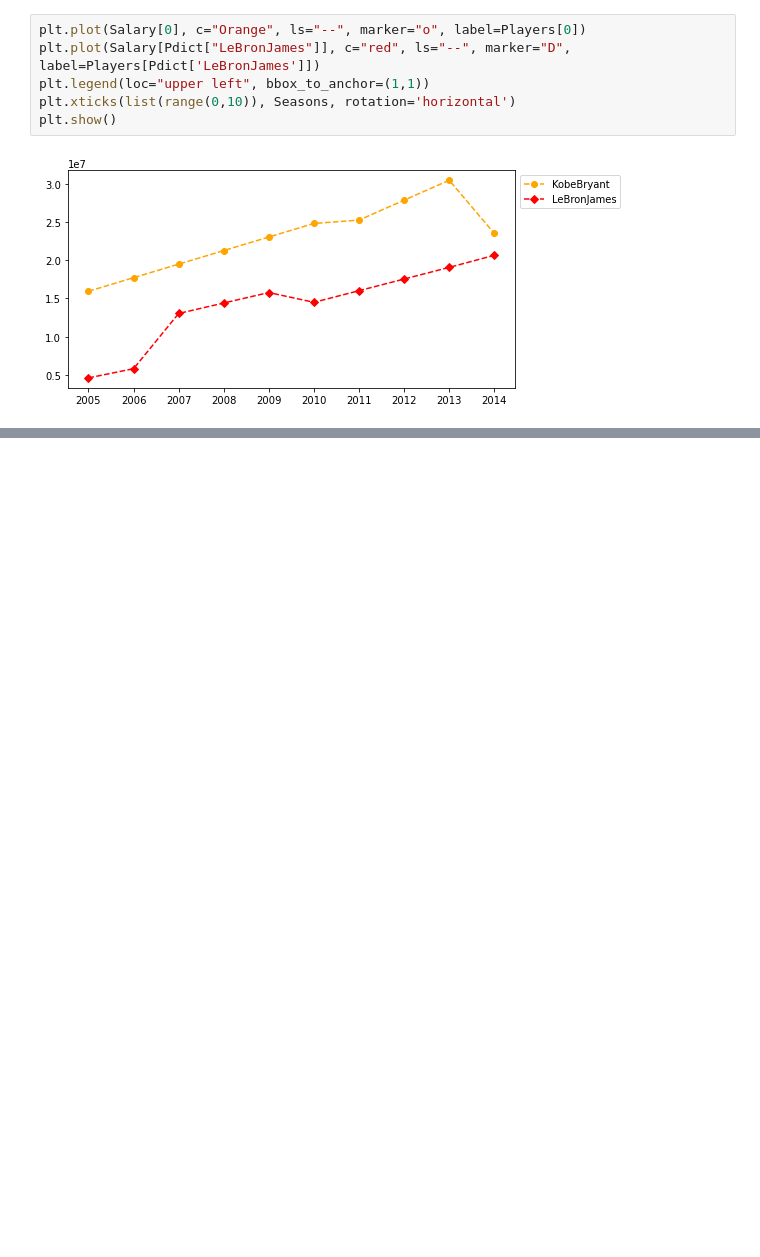
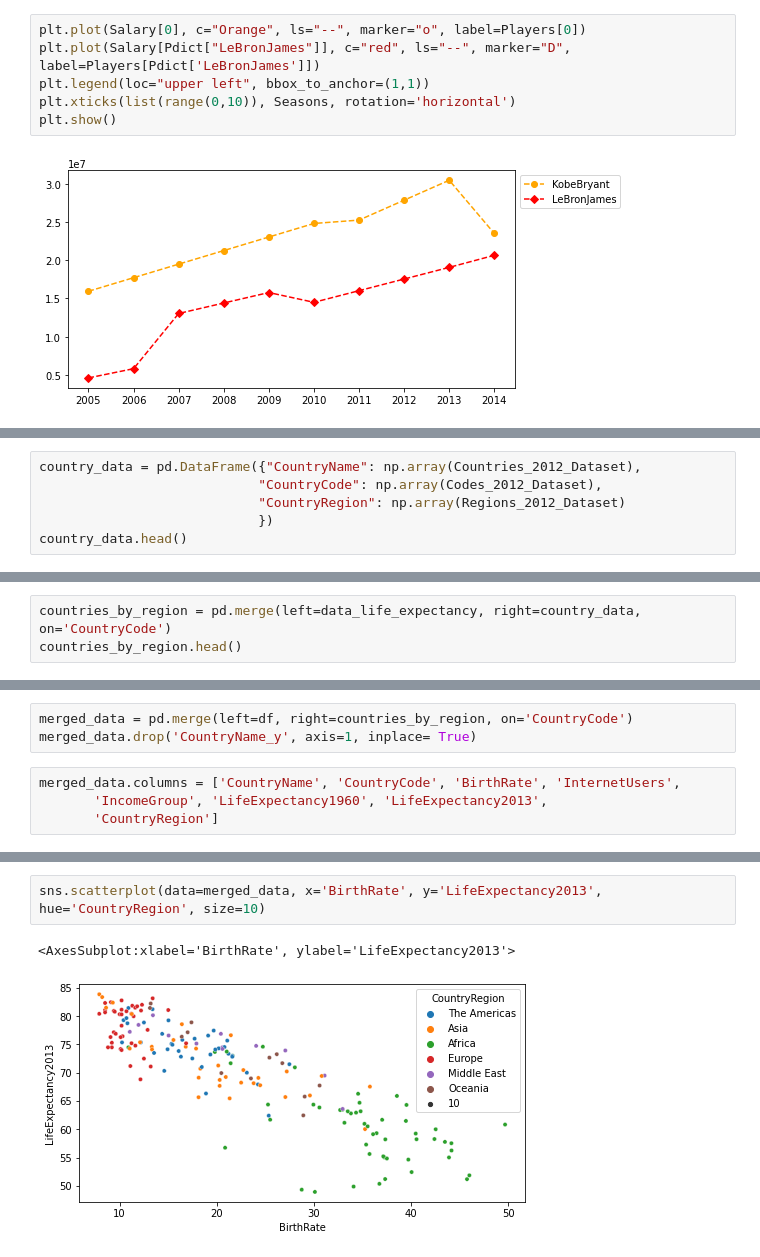
Before and after one commit to sancara/python-a-z, a Jupyter notebook: Exercises.ipynb, the cells around one changed output, grey strips where cells are left out. Cells and saved outputs as stored; diff of their text form; blank space fills up the shorter version.

```diff
--- a/Exercises.ipynb
+++ b/Exercises.ipynb
@@ -441,0 +476,6 @@ Index(['CountryName', 'CountryCode', 'BirthRate', 'InternetUsers',
+# %%
+country_data = pd.DataFrame({"CountryName": np.array(Countries_2012_Dataset),
+                            "CountryCode": np.array(Codes_2012_Dataset),
+                            "CountryRegion": np.array(Regions_2012_Dataset)
+                            })
+country_data.head()
@@ -441,0 +489,3 @@ Index(['CountryName', 'CountryCode', 'BirthRate', 'InternetUsers',
+# %%
+countries_by_region = pd.merge(left=data_life_expectancy, right=country_data, on='CountryCode')
+countries_by_region.head()
@@ -441,0 +499,7 @@ Index(['CountryName', 'CountryCode', 'BirthRate', 'InternetUsers',
+# %%
+merged_data = pd.merge(left=df, right=countries_by_region, on='CountryCode')
+merged_data.drop('CountryName_y', axis=1, inplace= True)
+# %%
+merged_data.columns = ['CountryName', 'CountryCode', 'BirthRate', 'InternetUsers',
+       'IncomeGroup', 'LifeExpectancy1960', 'LifeExpectancy2013',
+       'CountryRegion']
@@ -441,0 +515,5 @@ Index(['CountryName', 'CountryCode', 'BirthRate', 'InternetUsers',
+# %%
+sns.scatterplot(data=merged_data, x='BirthRate', y='LifeExpectancy2013', hue='CountryRegion', size=10)
+# %% [output]
+<AxesSubplot:xlabel='BirthRate', ylabel='LifeExpectancy2013'>
+[figure, added]
```
Also changed, not shown: parts of 32 cells of this notebook.
